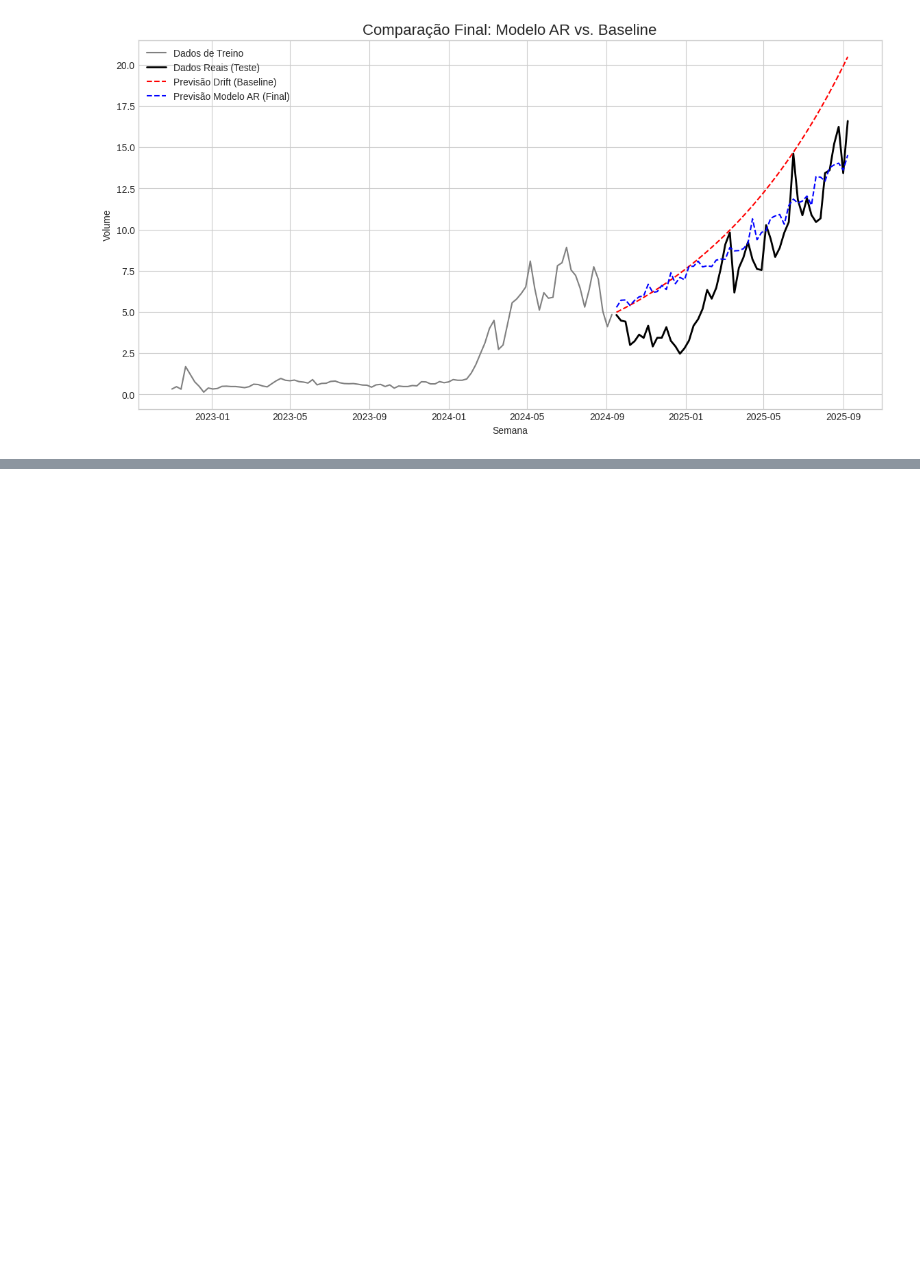
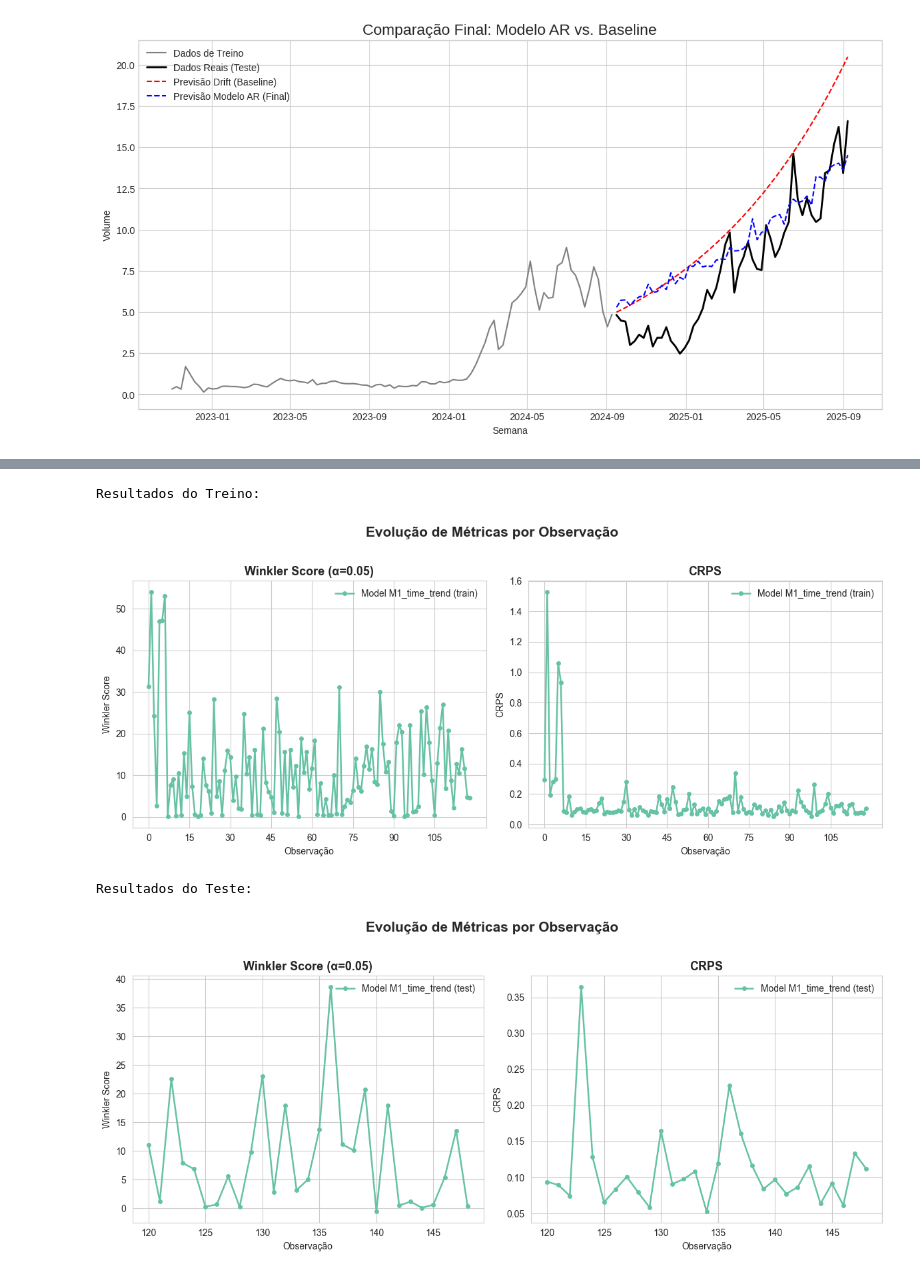
Before and after one commit to KaikyBraga/series_temporais, a Jupyter notebook: main.ipynb, the cells around one changed output, grey strips where cells are left out. Saved outputs shown, nothing was run; the diff lists cells and outputs as text; code cells hidden in the pictures; blank space fills up the shorter version.

```diff
--- a/main.ipynb
+++ b/main.ipynb
@@ -428,0 +1099,11 @@ plt.show()
+# %%
+print("Resultados do Treino:")
+plot_lineplot_metrics(train_results, x_start=0, tick_step=15)
+
+print("Resultados do Teste:")
+plot_lineplot_metrics(test_results, x_start=120, tick_step=5)
+# %% [output]
+Resultados do Treino:
+[figure, added]
+Resultados do Teste:
+[figure, added]
```
Also changed, not shown: parts of 9 cells of this notebook, 2 other files.
